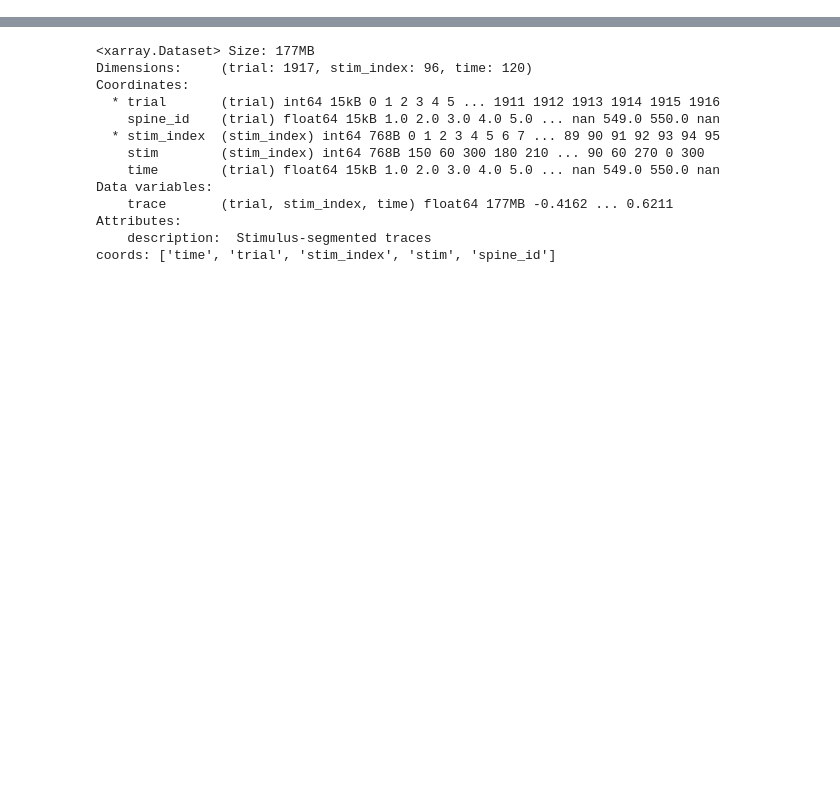
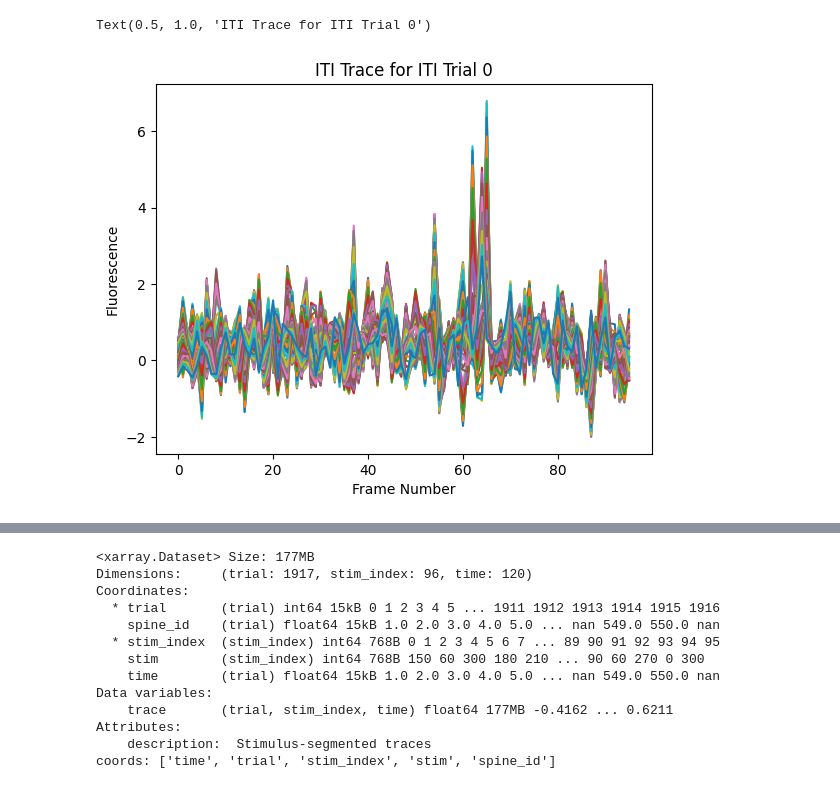
Before and after one commit to bigbrainmay/ECE594N, a Jupyter notebook: logistic_regression.ipynb, the cells around one changed output, grey strips where cells are left out. Cells and saved outputs as stored; diff of their text form; code cells hidden in the pictures; blank space fills up the shorter version.

```diff
--- a/logistic_regression.ipynb
+++ b/logistic_regression.ipynb
@@ -7,2 +41,10 @@ stim_ds = xr.load_dataset("stim_segmented_traces (1).nc")
+# %%
+plt.plot(iti_ds["trace"][0])
+plt.xlabel("Frame Number")
+plt.ylabel("Fluorescence")
+plt.title("ITI Trace for ITI Trial 0")
+# %% [output]
+Text(0.5, 1.0, 'ITI Trace for ITI Trial 0')
+[figure, added]
 # %%
 iti_ds = xr.load_dataset("stim_segmented_greys.nc")
```
Also changed, not shown: parts of 8 cells of this notebook.
